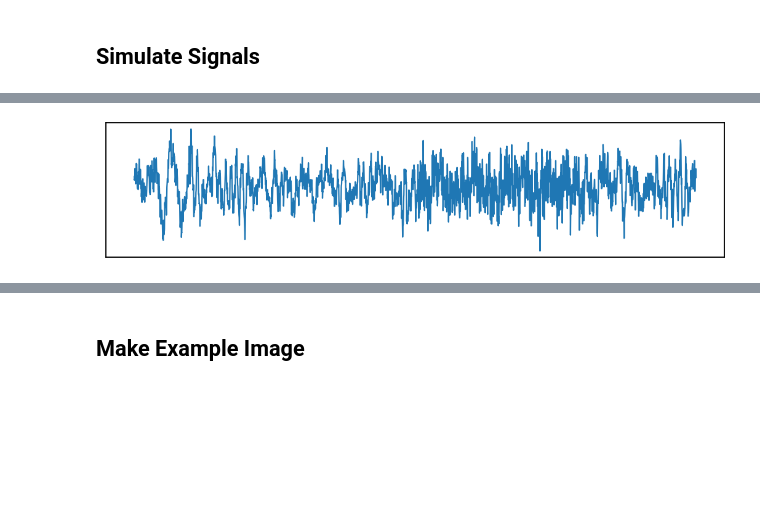
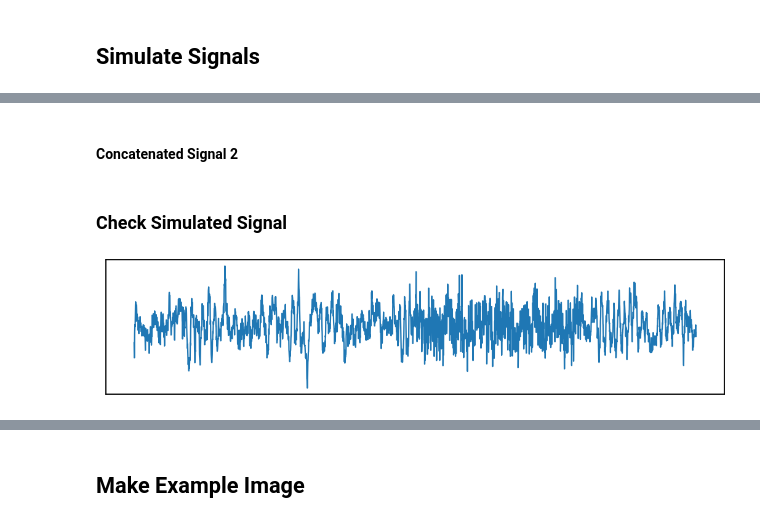
Before and after one commit to TomDonoghue/SigViz, a Jupyter notebook: notebooks/05-models.ipynb, the cells around one changed output, grey strips where cells are left out. Saved outputs shown, nothing was run; the diff lists cells and outputs as text; code cells hidden in the pictures; blank space fills up the shorter version.

```diff
--- a/notebooks/05-models.ipynb
+++ b/notebooks/05-models.ipynb
@@ -62,6 +71,8 @@ sig1 = sim_combined(N_SECONDS_COMB, FS, comps1, comp_vars1)
 sig2 = sim_combined(N_SECONDS_COMB, FS, comps2, comp_vars2)
 # %%
 sig = np.concatenate([sig1, sig2])
+# %% [markdown]
+#### Concatenated Signal 2
 # %%
 comp_vars1 = [0.5, 0.5]
 comps1 = {'sim_powerlaw' : {'exponent' : -1.5, 'f_range' : ap_range},
@@ -72,9 +83,11 @@ sig2 = sim_powerlaw(3, FS, -0.75, f_range=ap_range)
 sig3 = sim_combined(2, FS, comps1, comp_vars1)
 # %%
 sig = np.concatenate([sig1, sig2, sig3])
+# %% [markdown]
+### Check Simulated Signal
 # %%
-_, axes = plt.subplots(figsize=(18, 4))
-plot_timeseries(sig, ax=plt.gca())
+# Plot time series
+plot_timeseries(sig, ax=check_ax(None, figsize=(18, 4)))
 # %% [output]
-[figure, old version]
+[figure, new version]
 # %%
```
Also changed, not shown: parts of 20 cells of this notebook.
